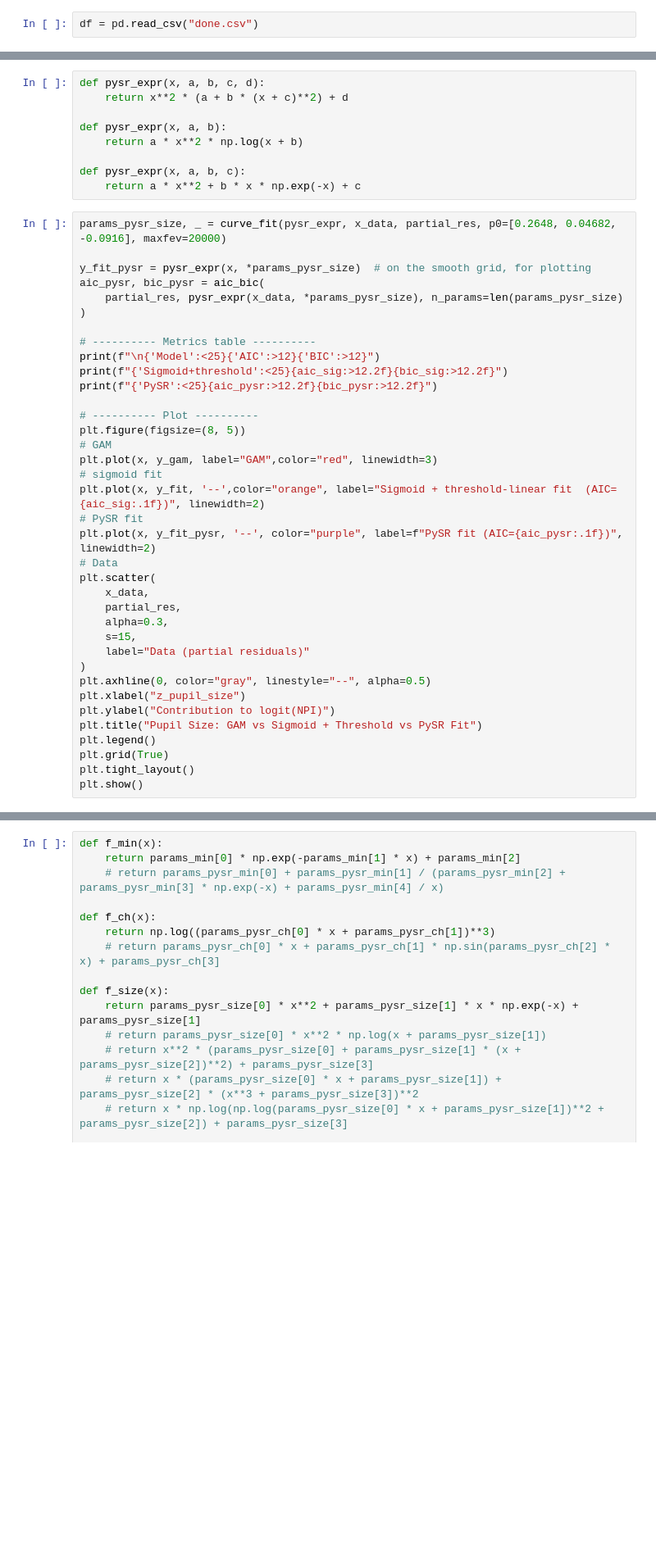
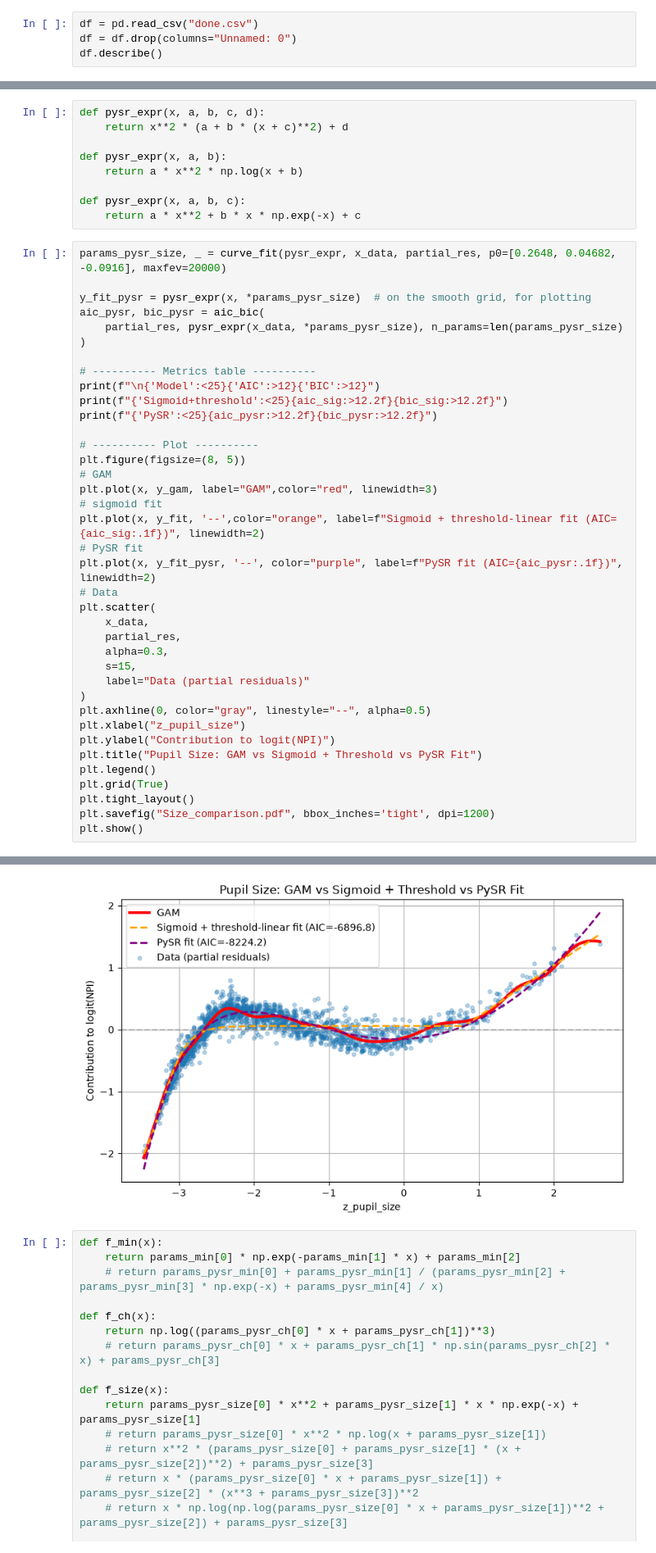
Before and after one commit to NK221088/Pupillometry_study, a Jupyter notebook: NPi/Weinan_and_Frederik/NPi_reconstruct_GAM_pyGAM.ipynb, the cells around one changed output, grey strips where cells are left out. Shown at 82% size. Cells and saved outputs as stored; diff of their text form; blank space fills up the shorter version.

```diff
--- a/NPi/Weinan_and_Frederik/NPi_reconstruct_GAM_pyGAM.ipynb
+++ b/NPi/Weinan_and_Frederik/NPi_reconstruct_GAM_pyGAM.ipynb
@@ -131,2 +165,4 @@ df
 # %%
 df = pd.read_csv("done.csv")
+df = df.drop(columns="Unnamed: 0")
+df.describe()
@@ -915,7 +1048,7 @@ plt.figure(figsize=(8, 5))
 # GAM
 plt.plot(x, y_gam, label="GAM",color="red", linewidth=3)
 # sigmoid fit
-plt.plot(x, y_fit, '--',color="orange", label="Sigmoid + threshold-linear fit  (AIC={aic_sig:.1f})", linewidth=2)
+plt.plot(x, y_fit, '--',color="orange", label=f"Sigmoid + threshold-linear fit (AIC={aic_sig:.1f})", linewidth=2)
 # PySR fit
 plt.plot(x, y_fit_pysr, '--', color="purple", label=f"PySR fit (AIC={aic_pysr:.1f})", linewidth=2)
 # Data
@@ -933,4 +1066,6 @@ plt.title("Pupil Size: GAM vs Sigmoid + Threshold vs PySR Fit")
 plt.legend()
 plt.grid(True)
 plt.tight_layout()
+plt.savefig("Size_comparison.pdf", bbox_inches='tight', dpi=1200)
 plt.show()
+# %% [output]
@@ -937,3 +1075,4 @@ plt.show()
+[figure, added]
 # %%
 def f_min(x):
     return params_min[0] * np.exp(-params_min[1] * x) + params_min[2]
```
Also changed, not shown: parts of 22 cells of this notebook, 1 other file.
